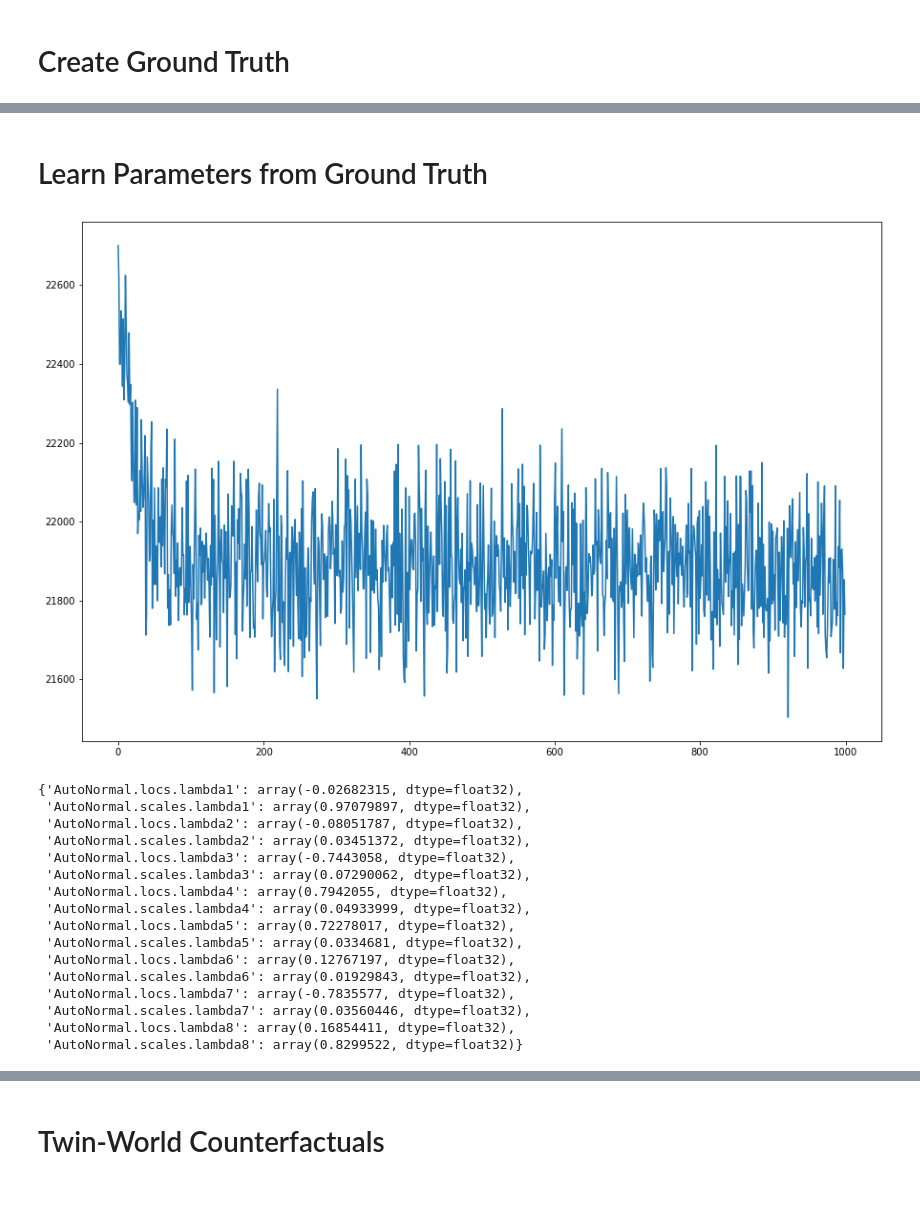
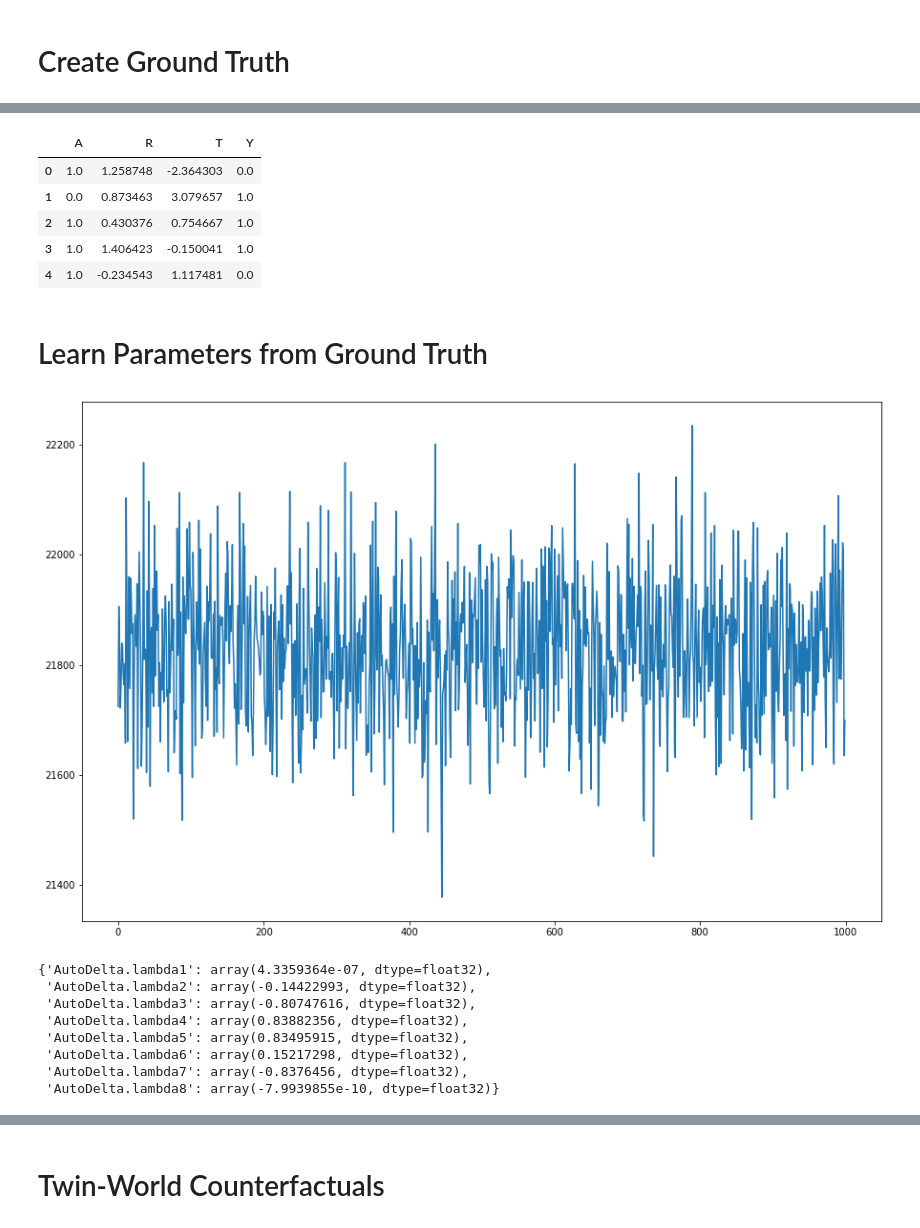
Before and after one commit to zainakh/fair-inference, a Jupyter notebook: src/dgp.ipynb, the cells around one changed output, grey strips where cells are left out. Saved outputs shown, nothing was run; the diff lists cells and outputs as text; code cells hidden in the pictures; blank space fills up the shorter version.

```diff
--- a/src/dgp.ipynb
+++ b/src/dgp.ipynb
@@ -49,17 +49,26 @@ def GroundTruthModel(gamma_shift=0., C=0.):
 # %%
 trace_handler = pyro.poutine.trace(GroundTruthModel)
 samples = pd.DataFrame(columns=['A', 'R', 'T', 'Y'])
+sample_noise = pd.DataFrame(columns=['u1', 'u2', 'u3', 'u4'])
 # %%
 num_samples = 2000
 all_samples=[]
+
 for i in range(num_samples):
     trace = trace_handler.get_trace()
     a = trace.nodes['A']['value'].numpy().item()
     r = trace.nodes['R']['value'].numpy().item()
     t = trace.nodes['T']['value'].numpy().item()
     y = trace.nodes['Y']['value'].numpy().item()
+
+    u1 = trace.nodes['u1']['value'].numpy().item()
+    u2 = trace.nodes['u2']['value'].numpy().item()
+    u3 = trace.nodes['u3']['value'].numpy().item()
+    u4 = trace.nodes['u4']['value'].numpy().item()
+
     samples = samples.append({'A': a, 'R': r, 'T': t, 'Y':y}, ignore_index=True)
-    all_samples.append([a, r, t, y])
+    sample_noise = sample_noise.append({'u1': u1, 'u2': u2, 'u3': u3, 'u4':u4}, ignore_index=True)
+
 samples.head()
 # %% [output]
 |  | A | R | T | Y |
@@ -84,9 +93,17 @@ array([[<AxesSubplot:title={'center':'A'}>,
 # %%
 date_time = date.today().strftime('%m-%d-%Y')
-samples.to_csv(f'{date_time}-pryo-source-groundtruth.csv', index=False)
+#samples.to_csv(f'{date_time}-src-groundtruth.csv', index=False)
+#sample_noise.to_csv(f'{date_time}-src-groundtruth-noise.csv', index=False)
 
-#samples = pd.read_csv(f'{date_time}-pryo-source-groundtruth.csv')
-#samples.head()
+samples = pd.read_csv(f'{date_time}-src-groundtruth.csv')
+samples.head()
+# %% [output]
+|  | A | R | T | Y |
+| 0 | 1.0 | 1.258748 | -2.364303 | 0.0 |
+| 1 | 0.0 | 0.873463 | 3.079657 | 1.0 |
+| 2 | 1.0 | 0.430376 | 0.754667 | 1.0 |
+| 3 | 1.0 | 1.406423 | -0.150041 | 1.0 |
+| 4 | 1.0 | -0.234543 | 1.117481 | 0.0 |
 # %% [markdown]
 # Learn Parameters from Ground Truth
 # %%
@@ -98,24 +115,24 @@ def ProposedModel(data, gamma_shift=0., C=0.):
     lambda2 = pyro.sample("lambda2", dist.Normal(0., 1.))
     lambda3 = pyro.sample("lambda3", dist.Normal(0., 1.))
     lambda4 = pyro.sample("lambda4", dist.Normal(0., 1.))
-
     lambda5 = pyro.sample("lambda5", dist.Normal(0., 1.))
     lambda6 = pyro.sample("lambda6", dist.Normal(0., 1.))
     lambda7 = pyro.sample("lambda7", dist.Normal(0., 1.))
     lambda8 = pyro.sample("lambda8", dist.Normal(0., 1.))
 
     with pyro.plate("data", data.size(0)):
-        u1 = pyro.sample("u1", dist.Normal(torch.tensor(0.), torch.tensor(0.8)))
+        u1 = pyro.sample("u1", dist.Normal(torch.tensor(0.), torch.tensor(0.6)))
         u2 = pyro.sample("u2", dist.Normal(torch.tensor(0.), torch.tensor(0.8)))
-        u3 = pyro.sample("u3", dist.Normal(torch.tensor(0.), torch.tensor(0.8)))
-        u4 = pyro.sample("u4", dist.Normal(torch.tensor(0.), torch.tensor(1.)))
+        u3 = pyro.sample("u3", dist.Normal(torch.tensor(0.), torch.tensor(0.9)))
+        u4 = pyro.sample("u4", dist.Normal(torch.tensor(0.), torch.tensor(1.2)))
 
-        a_prob = torch.sigmoid(gamma_shift * lambda1 * C + u1)
+        a_prob = torch.sigmoid(gamma_shift*lambda1*C + u1)
         a_val = pyro.sample("a", dist.Bernoulli(probs=a_prob), obs=data[:,0])
 
-        r_val = pyro.sample("r", dist.Normal(lambda2 * a_val + u2, 1.), obs=data[:,1])
+        r_val = pyro.sample("r", dist.Normal(lambda2*a_val + u2, 1.), obs=data[:,1])
 
-        y_prob = torch.sigmoid(lambda3 * a_val + lambda4 * r_val + u3)
+        y_prob = torch.sigmoid(lambda3*a_val + lambda4*r_val + u3)
         y_val = pyro.sample("y", dist.Bernoulli(probs=y_prob), obs=data[:,3])
 
-        t_val = pyro.sample("t", dist.Normal(lambda5 * y_val + lambda6 * r_val + lambda7 * a_val + u4, 1. + gamma_shift * lambda8 * C), obs=data[:,2])
+        t_val = pyro.sample("t", dist.Normal(lambda5*y_val + lambda6*r_val + lambda7*a_val + u4,
+                                             1. + gamma_shift*lambda8*C), obs=data[:,2])
@@ -175,22 +161,17 @@ def train(data, num_steps, num_obs, model, guide):
     posterior_params = {k: np.array(v.data) for k, v in pyro.get_param_store().items()}
     return posterior_params
 # %%
-train(samples, num_steps=1000, num_obs=2000, model=ProposedModel, guide=autonormal)
+learned_params = train(samples, num_steps=1000, num_obs=2000, model=ProposedModel, guide=autodelta)
 # %% [output]
-[figure, old version]
+[figure, new version]
-{'AutoNormal.locs.lambda1': array(-0.02682315, dtype=float32),
- 'AutoNormal.scales.lambda1': array(0.97079897, dtype=float32),
- 'AutoNormal.locs.lambda2': array(-0.08051787, dtype=float32),
- 'AutoNormal.scales.lambda2': array(0.03451372, dtype=float32),
- 'AutoNormal.locs.lambda3': array(-0.7443058, dtype=float32),
- 'AutoNormal.scales.lambda3': array(0.07290062, dtype=float32),
- 'AutoNormal.locs.lambda4': array(0.7942055, dtype=float32),
- 'AutoNormal.scales.lambda4': array(0.04933999, dtype=float32),
- 'AutoNormal.locs.lambda5': array(0.72278017, dtype=float32),
- 'AutoNormal.scales.lambda5': array(0.0334681, dtype=float32),
- 'AutoNormal.locs.lambda6': array(0.12767197, dtype=float32),
- 'AutoNormal.scales.lambda6': array(0.01929843, dtype=float32),
- 'AutoNormal.locs.lambda7': array(-0.7835577, dtype=float32),
- 'AutoNormal.scales.lambda7': array(0.03560446, dtype=float32),
- 'AutoNormal.locs.lambda8': array(0.16854411, dtype=float32),
- 'AutoNormal.scales.lambda8': array(0.8299522, dtype=float32)}
+# %%
+learned_params
+# %% [output]
+{'AutoDelta.lambda1': array(4.3359364e-07, dtype=float32),
+ 'AutoDelta.lambda2': array(-0.14422993, dtype=float32),
+ 'AutoDelta.lambda3': array(-0.80747616, dtype=float32),
+ 'AutoDelta.lambda4': array(0.83882356, dtype=float32),
+ 'AutoDelta.lambda5': array(0.83495915, dtype=float32),
+ 'AutoDelta.lambda6': array(0.15217298, dtype=float32),
+ 'AutoDelta.lambda7': array(-0.8376456, dtype=float32),
+ 'AutoDelta.lambda8': array(-7.9939855e-10, dtype=float32)}
```
Also changed, not shown: parts of 22 cells of this notebook, 6 other files.
